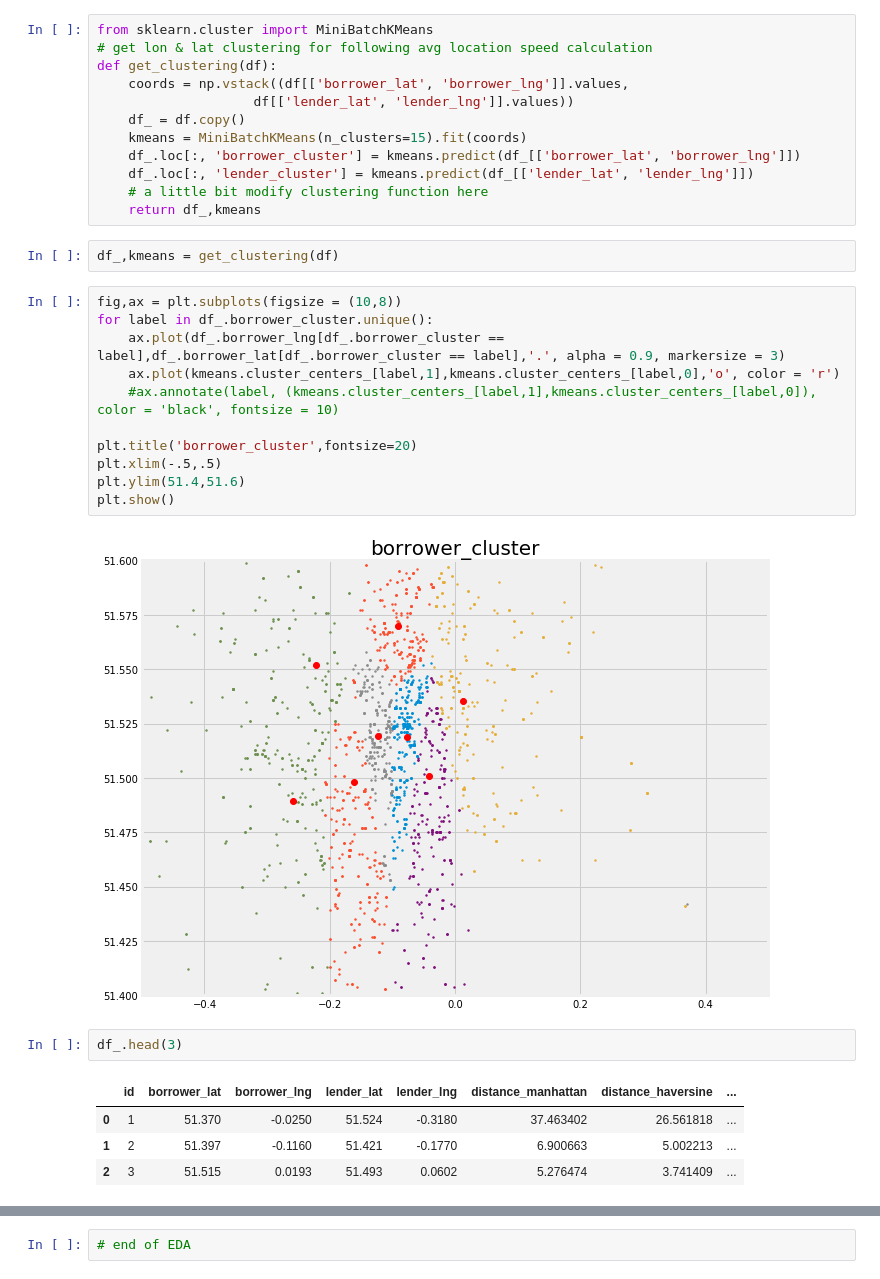
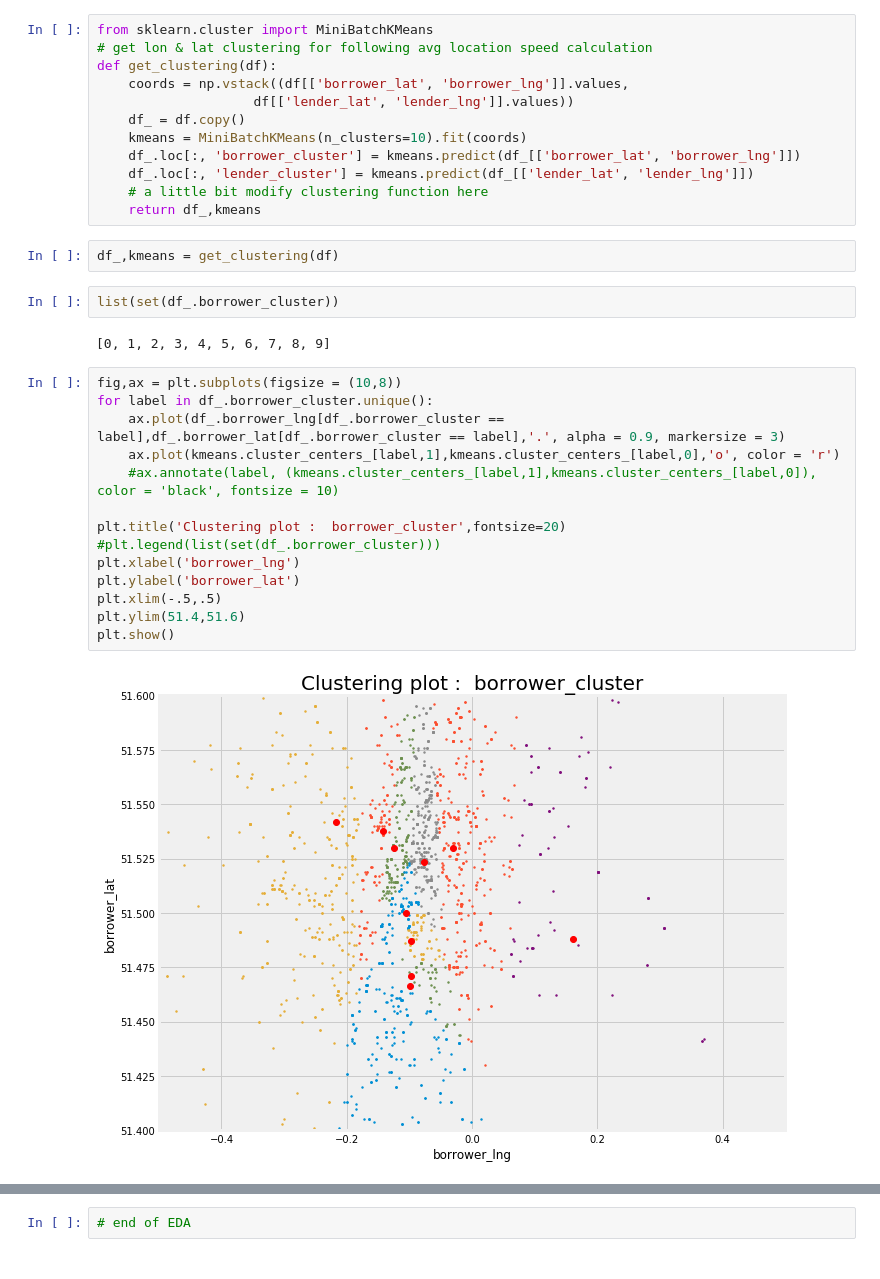
Before and after one commit to yennanliu/web_scraping, a Jupyter notebook: carandclassic/analysis/Rental_Location_EDA.ipynb, the cells around one changed output, grey strips where cells are left out. Saved outputs shown, nothing was run; the diff lists cells and outputs as text.

```diff
--- a/carandclassic/analysis/Rental_Location_EDA.ipynb
+++ b/carandclassic/analysis/Rental_Location_EDA.ipynb
@@ -309,30 +317,30 @@ def get_clustering(df):
     coords = np.vstack((df[['borrower_lat', 'borrower_lng']].values,
                     df[['lender_lat', 'lender_lng']].values))
     df_ = df.copy()
-    kmeans = MiniBatchKMeans(n_clusters=15).fit(coords)
+    kmeans = MiniBatchKMeans(n_clusters=10).fit(coords)
     df_.loc[:, 'borrower_cluster'] = kmeans.predict(df_[['borrower_lat', 'borrower_lng']])
     df_.loc[:, 'lender_cluster'] = kmeans.predict(df_[['lender_lat', 'lender_lng']])
     # a little bit modify clustering function here
     return df_,kmeans
 # %%
 df_,kmeans = get_clustering(df)
+# %%
+list(set(df_.borrower_cluster))
+# %% [output]
+[0, 1, 2, 3, 4, 5, 6, 7, 8, 9]
 # %%
 fig,ax = plt.subplots(figsize = (10,8))
 for label in df_.borrower_cluster.unique():
     ax.plot(df_.borrower_lng[df_.borrower_cluster == label],df_.borrower_lat[df_.borrower_cluster == label],'.', alpha = 0.9, markersize = 3)
     ax.plot(kmeans.cluster_centers_[label,1],kmeans.cluster_centers_[label,0],'o', color = 'r')
     #ax.annotate(label, (kmeans.cluster_centers_[label,1],kmeans.cluster_centers_[label,0]), color = 'black', fontsize = 10)
 
-plt.title('borrower_cluster',fontsize=20)
+plt.title('Clustering plot :  borrower_cluster',fontsize=20)
+#plt.legend(list(set(df_.borrower_cluster)))
+plt.xlabel('borrower_lng')
+plt.ylabel('borrower_lat')
 plt.xlim(-.5,.5)
 plt.ylim(51.4,51.6)
 plt.show()
 # %% [output]
-[figure, old version]
+[figure, new version]
-# %%
-df_.head(3)
-# %% [output]
-|  | id | borrower_lat | borrower_lng | lender_lat | lender_lng | distance_manhattan | distance_haversine | ... |
-| 0 | 1 | 51.370 | -0.0250 | 51.524 | -0.3180 | 37.463402 | 26.561818 | ... |
-| 1 | 2 | 51.397 | -0.1160 | 51.421 | -0.1770 | 6.900663 | 5.002213 | ... |
-| 2 | 3 | 51.515 | 0.0193 | 51.493 | 0.0602 | 5.276474 | 3.741409 | ... |
```
Also changed, not shown: parts of 2 cells of this notebook.
